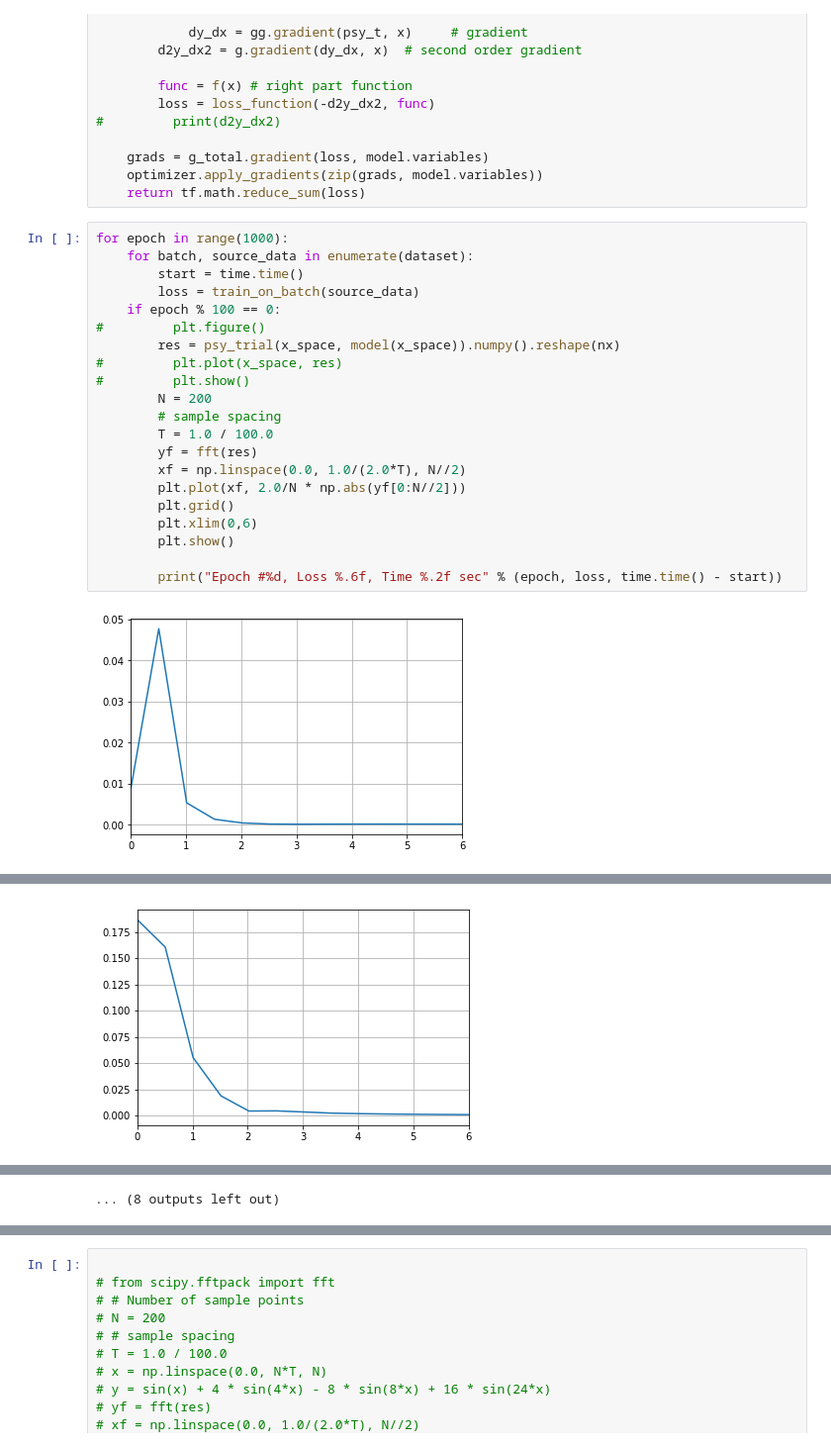
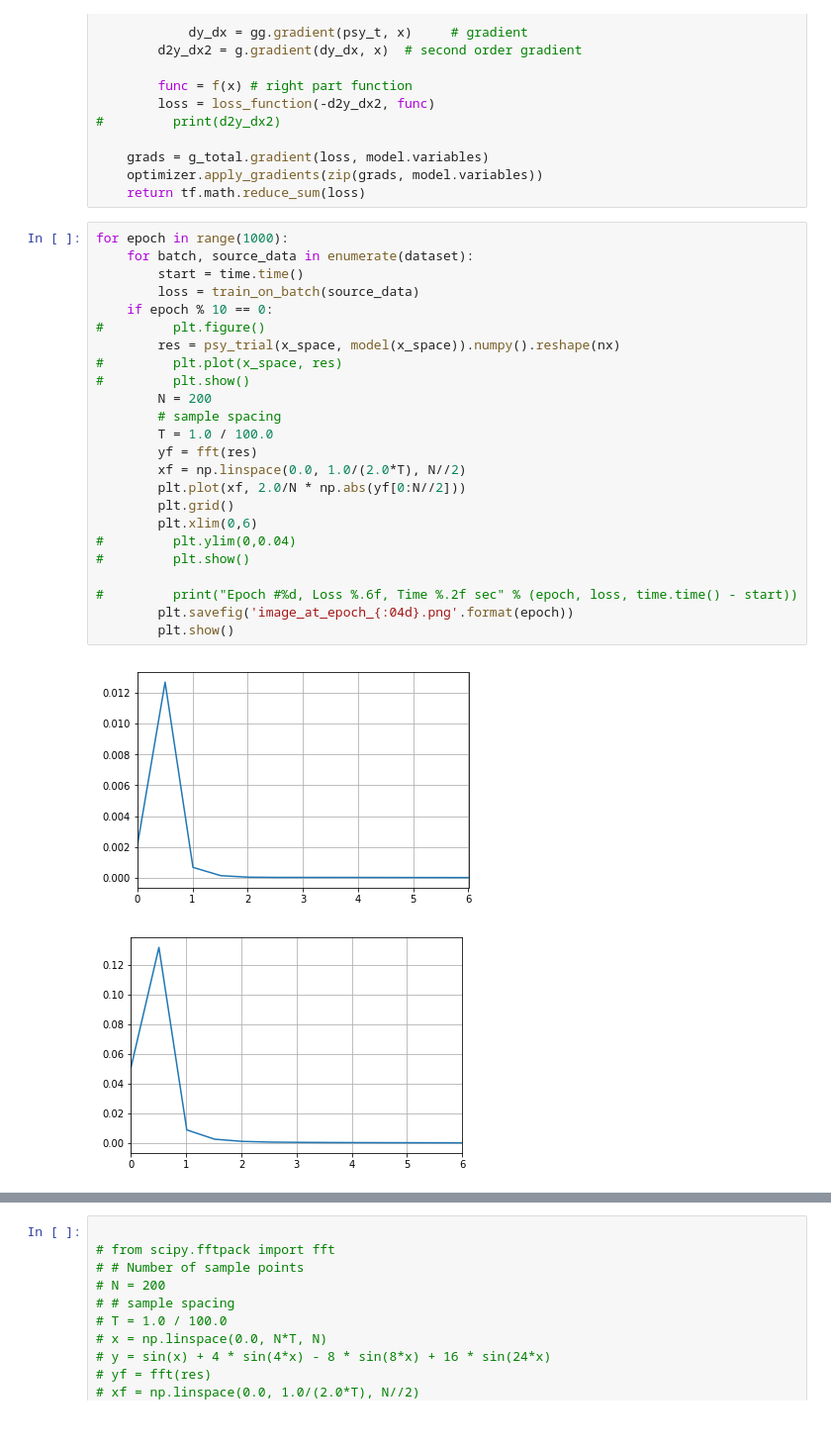
Before and after one commit to zw2497/Neural_Network_PDE, a Jupyter notebook: F_principle.ipynb, the cells around one changed output, grey strips where cells are left out. Shown at 99% size. Cells and saved outputs as stored; diff of their text form.

```diff
--- a/F_principle.ipynb
+++ b/F_principle.ipynb
@@ -75,23 +78,27 @@ def train_on_batch(x):
 # %%
 for epoch in range(1000):
     for batch, source_data in enumerate(dataset):
         start = time.time()
         loss = train_on_batch(source_data)
-    if epoch % 100 == 0:
+    if epoch % 10 == 0:
 #         plt.figure()
         res = psy_trial(x_space, model(x_space)).numpy().reshape(nx)
 #         plt.plot(x_space, res)
 #         plt.show()
         N = 200
         # sample spacing
         T = 1.0 / 100.0
         yf = fft(res)
         xf = np.linspace(0.0, 1.0/(2.0*T), N//2)
         plt.plot(xf, 2.0/N * np.abs(yf[0:N//2]))
         plt.grid()
         plt.xlim(0,6)
+#         plt.ylim(0,0.04)
+#         plt.show()
+
+#         print("Epoch #%d, Loss %.6f, Time %.2f sec" % (epoch, loss, time.time() - start))
+        plt.savefig('image_at_epoch_{:04d}.png'.format(epoch))
         plt.show()
-
-        print("Epoch #%d, Loss %.6f, Time %.2f sec" % (epoch, loss, time.time() - start))
 # %% [output]
-[figure, old version]
+[figure, new version]
+[figure, new version]
@@ -99 +115,0 @@ Epoch #0, Loss 1648.119873, Time 0.19 sec
-[figure, old version]
@@ -109 +115,0 @@ Epoch #500, Loss 835.361450, Time 0.16 sec
-... (8 outputs left out)
```
Also changed, not shown: parts of 6 cells of this notebook.
